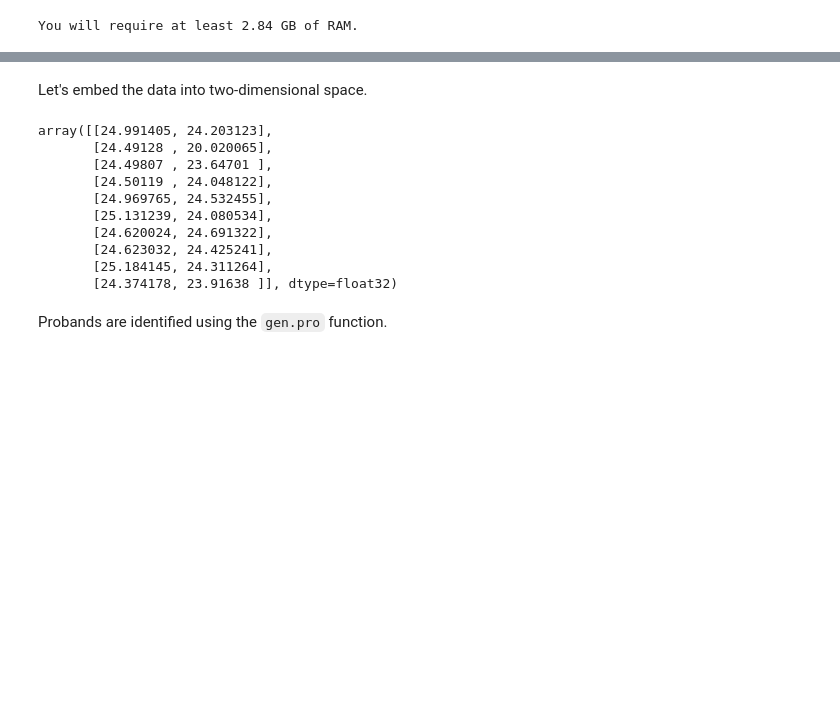
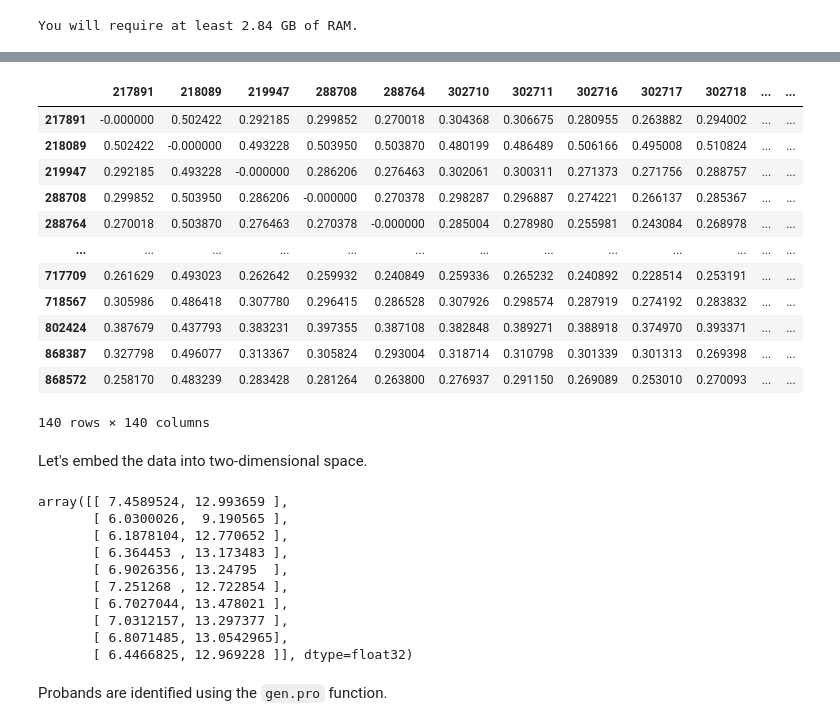
Before and after one commit to Genopop/geneakit, a Jupyter notebook: examples/kinship_umap.ipynb, the cells around one changed output, grey strips where cells are left out. Saved outputs shown, nothing was run; the diff lists cells and outputs as text; code cells hidden in the pictures; blank space fills up the shorter version.

```diff
--- a/examples/kinship_umap.ipynb
+++ b/examples/kinship_umap.ipynb
@@ -91,19 +99,42 @@ You will require at least 2.84 GB of RAM.
+# %%
+dist = phi.copy()
+dist *= 2
+for i in range(dist.shape[0]):
+    dist.iloc[i, i] = 1
+max_meioses = -np.log2(dist[dist != 0].min().min())
+dist[dist == 0] = 2**-(max_meioses + 1)
+dist = -np.log2(dist) / (max_meioses + 1)
+dist
+# %% [output]
+|  | 217891 | 218089 | 219947 | 288708 | 288764 | 302710 | 302711 | 302716 | 302717 | 302718 | ... | ... |
+| 217891 | -0.000000 | 0.502422 | 0.292185 | 0.299852 | 0.270018 | 0.304368 | 0.306675 | 0.280955 | 0.263882 | 0.294002 | ... | ... |
+| 218089 | 0.502422 | -0.000000 | 0.493228 | 0.503950 | 0.503870 | 0.480199 | 0.486489 | 0.506166 | 0.495008 | 0.510824 | ... | ... |
+| 219947 | 0.292185 | 0.493228 | -0.000000 | 0.286206 | 0.276463 | 0.302061 | 0.300311 | 0.271373 | 0.271756 | 0.288757 | ... | ... |
+| 288708 | 0.299852 | 0.503950 | 0.286206 | -0.000000 | 0.270378 | 0.298287 | 0.296887 | 0.274221 | 0.266137 | 0.285367 | ... | ... |
+| 288764 | 0.270018 | 0.503870 | 0.276463 | 0.270378 | -0.000000 | 0.285004 | 0.278980 | 0.255981 | 0.243084 | 0.268978 | ... | ... |
+| ... | ... | ... | ... | ... | ... | ... | ... | ... | ... | ... | ... | ... |
+| 717709 | 0.261629 | 0.493023 | 0.262642 | 0.259932 | 0.240849 | 0.259336 | 0.265232 | 0.240892 | 0.228514 | 0.253191 | ... | ... |
+| 718567 | 0.305986 | 0.486418 | 0.307780 | 0.296415 | 0.286528 | 0.307926 | 0.298574 | 0.287919 | 0.274192 | 0.283832 | ... | ... |
+| 802424 | 0.387679 | 0.437793 | 0.383231 | 0.397355 | 0.387108 | 0.382848 | 0.389271 | 0.388918 | 0.374970 | 0.393371 | ... | ... |
+| 868387 | 0.327798 | 0.496077 | 0.313367 | 0.305824 | 0.293004 | 0.318714 | 0.310798 | 0.301339 | 0.301313 | 0.269398 | ... | ... |
+| 868572 | 0.258170 | 0.483239 | 0.283428 | 0.281264 | 0.263800 | 0.276937 | 0.291150 | 0.269089 | 0.253010 | 0.270093 | ... | ... |
+140 rows × 140 columns
 # %% [markdown]
 Let's embed the data into two-dimensional space.
 # %%
-emb = umap.UMAP(metric='precomputed', random_state=42).fit_transform(1 - phi)
+emb = umap.UMAP(metric='precomputed', random_state=42).fit_transform(dist)
 emb[:10, :]
 # %% [output]
-array([[24.991405, 24.203123],
-       [24.49128 , 20.020065],
-       [24.49807 , 23.64701 ],
-       [24.50119 , 24.048122],
-       [24.969765, 24.532455],
-       [25.131239, 24.080534],
-       [24.620024, 24.691322],
-       [24.623032, 24.425241],
-       [25.184145, 24.311264],
-       [24.374178, 23.91638 ]], dtype=float32)
+array([[ 7.4589524, 12.993659 ],
+       [ 6.0300026,  9.190565 ],
+       [ 6.1878104, 12.770652 ],
+       [ 6.364453 , 13.173483 ],
+       [ 6.9026356, 13.24795  ],
+       [ 7.251268 , 12.722854 ],
+       [ 6.7027044, 13.478021 ],
+       [ 7.0312157, 13.297377 ],
+       [ 6.8071485, 13.0542965],
+       [ 6.4466825, 12.969228 ]], dtype=float32)
 # %% [markdown]
 Probands are identified using the `gen.pro` function.
 # %%
```
Also changed, not shown: parts of 3 cells of this notebook.
